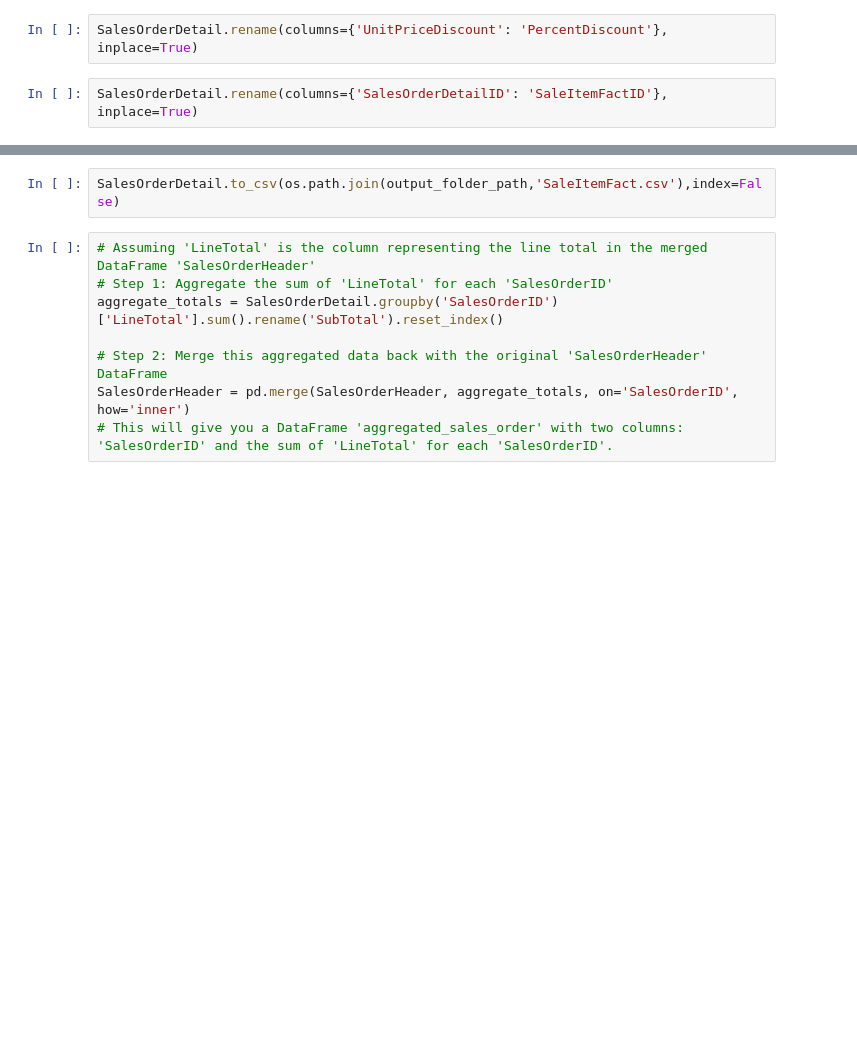
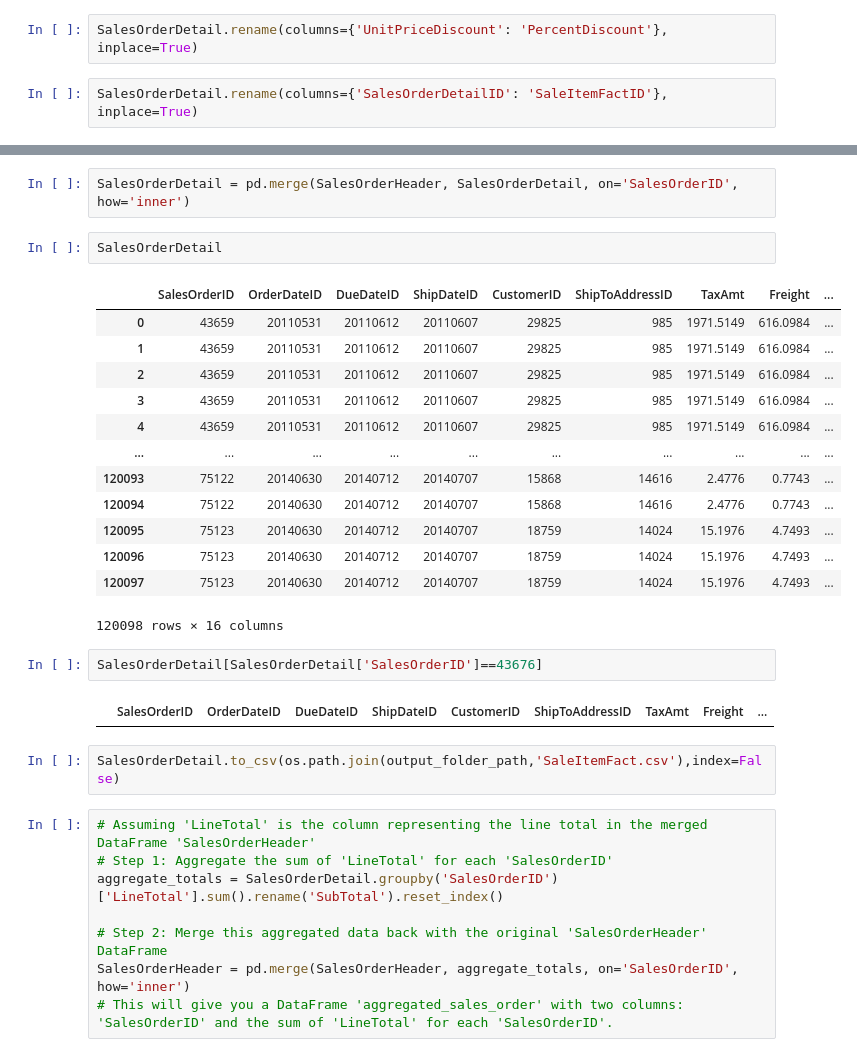
Before and after one commit to NguyenMKhue/data_warehouse, a Jupyter notebook: Data_Transformation.ipynb, the cells around one changed output, grey strips where cells are left out. Cells and saved outputs as stored; diff of their text form; blank space fills up the shorter version.

Commit message:
Khue
join SalesOrderDetail

```diff
--- a/Data_Transformation.ipynb
+++ b/Data_Transformation.ipynb
@@ -490,3 +499,25 @@ SalesOrderDetail.rename(columns={'SalesOrderDetailID': 'SaleItemFactID'}, inplac
+# %%
+SalesOrderDetail = pd.merge(SalesOrderHeader, SalesOrderDetail, on='SalesOrderID', how='inner')
+# %%
+SalesOrderDetail
+# %% [output]
+|  | SalesOrderID | OrderDateID | DueDateID | ShipDateID | CustomerID | ShipToAddressID | TaxAmt | Freight | ... |
+| 0 | 43659 | 20110531 | 20110612 | 20110607 | 29825 | 985 | 1971.5149 | 616.0984 | ... |
+| 1 | 43659 | 20110531 | 20110612 | 20110607 | 29825 | 985 | 1971.5149 | 616.0984 | ... |
+| 2 | 43659 | 20110531 | 20110612 | 20110607 | 29825 | 985 | 1971.5149 | 616.0984 | ... |
+| 3 | 43659 | 20110531 | 20110612 | 20110607 | 29825 | 985 | 1971.5149 | 616.0984 | ... |
+| 4 | 43659 | 20110531 | 20110612 | 20110607 | 29825 | 985 | 1971.5149 | 616.0984 | ... |
+| ... | ... | ... | ... | ... | ... | ... | ... | ... | ... |
+| 120093 | 75122 | 20140630 | 20140712 | 20140707 | 15868 | 14616 | 2.4776 | 0.7743 | ... |
+| 120094 | 75122 | 20140630 | 20140712 | 20140707 | 15868 | 14616 | 2.4776 | 0.7743 | ... |
+| 120095 | 75123 | 20140630 | 20140712 | 20140707 | 18759 | 14024 | 15.1976 | 4.7493 | ... |
+| 120096 | 75123 | 20140630 | 20140712 | 20140707 | 18759 | 14024 | 15.1976 | 4.7493 | ... |
+| 120097 | 75123 | 20140630 | 20140712 | 20140707 | 18759 | 14024 | 15.1976 | 4.7493 | ... |
+120098 rows × 16 columns
+# %%
+SalesOrderDetail[SalesOrderDetail['SalesOrderID']==43676]
+# %% [output]
+|  | SalesOrderID | OrderDateID | DueDateID | ShipDateID | CustomerID | ShipToAddressID | TaxAmt | Freight | ... |
 # %%
 SalesOrderDetail.to_csv(os.path.join(output_folder_path,'SaleItemFact.csv'),index=False)
 # %%
```
Also changed, not shown: parts of 3 cells of this notebook, 1 other file.
